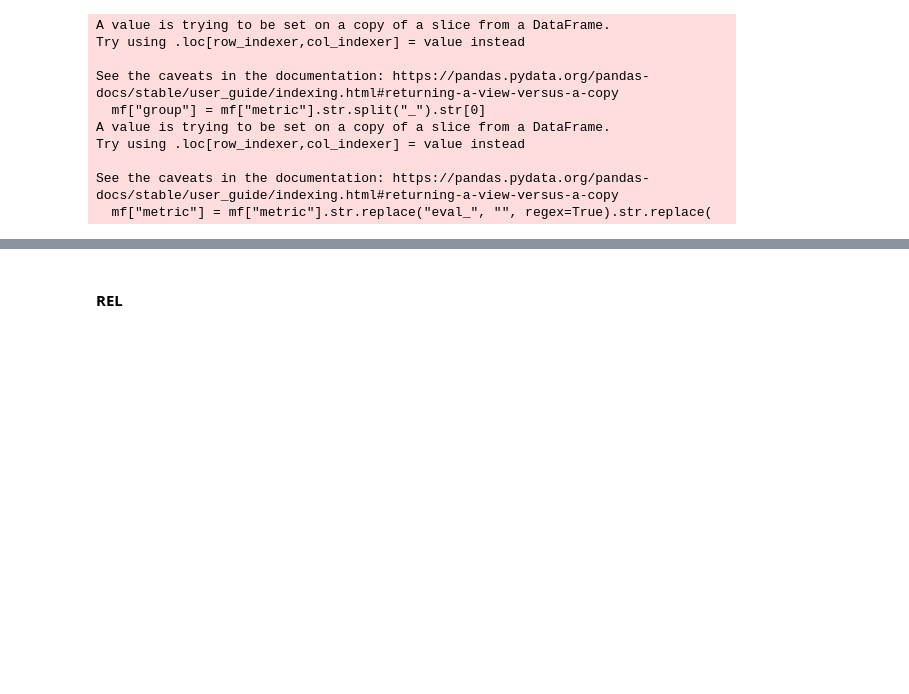
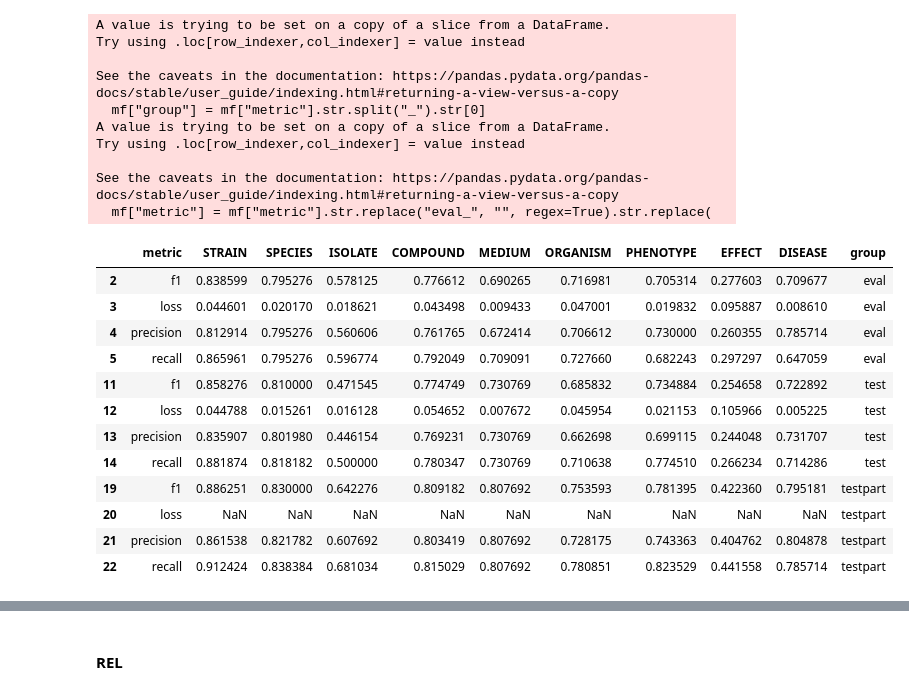
Before and after one commit to danielzmbp/NLP4Pheno, a Jupyter notebook: notebooks/figure_models_performance.ipynb, the cells around one changed output, grey strips where cells are left out. Drawn from its saved outputs; the diff is of its cells as text; code cells hidden in the pictures; blank space fills up the shorter version.

```diff
--- a/notebooks/figure_models_performance.ipynb
+++ b/notebooks/figure_models_performance.ipynb
@@ -106,3 +108,22 @@ rel_file = "../REL_output/all_metrics.tsv"
 ner_file = "../NER_output/aggregated_eval.tsv"
 rel_df = pd.read_csv(rel_file, delimiter="\t", index_col=0)
 ner_df = pd.read_csv(ner_file, delimiter="\t", index_col=0)
+# %%
+data = []
+
+# Iterate through all JSON files for entities
+for file_path in glob("../NER_output/*/overall_results.json"):
+	entity = file_path.split("/")[-2]  # Extract entity name from the file path
+	with open(file_path) as f:
+		json_file = json.load(f)
+		# Extract metrics for the 'partial' evaluation type
+		precision = json_file["partial"]["precision"]
+		recall = json_file["partial"]["recall"]
+		f1 = json_file["partial"]["f1"]
+		data.append({"entity": entity, "testpart_precision": precision, "testpart_recall": recall, "testpart_f1": f1})
+
+# Create a DataFrame from the collected data
+partial_ner = pd.DataFrame(data).set_index("entity")
+
+# Add the new data to ner_df
+ner_df = pd.concat([ner_df, partial_ner], axis=1)
@@ -140,4 +179,20 @@ Try using .loc[row_indexer,col_indexer] = value instead
 
 See the caveats in the documentation: https://pandas.pydata.org/pandas-docs/stable/user_guide/indexing.html#returning-a-view-versus-a-copy
   mf["metric"] = mf["metric"].str.replace("eval_", "", regex=True).str.replace(
+# %%
+mf
+# %% [output]
+|  | metric | STRAIN | SPECIES | ISOLATE | COMPOUND | MEDIUM | ORGANISM | PHENOTYPE | EFFECT | DISEASE | group |
+| 2 | f1 | 0.838599 | 0.795276 | 0.578125 | 0.776612 | 0.690265 | 0.716981 | 0.705314 | 0.277603 | 0.709677 | eval |
+| 3 | loss | 0.044601 | 0.020170 | 0.018621 | 0.043498 | 0.009433 | 0.047001 | 0.019832 | 0.095887 | 0.008610 | eval |
+| 4 | precision | 0.812914 | 0.795276 | 0.560606 | 0.761765 | 0.672414 | 0.706612 | 0.730000 | 0.260355 | 0.785714 | eval |
+| 5 | recall | 0.865961 | 0.795276 | 0.596774 | 0.792049 | 0.709091 | 0.727660 | 0.682243 | 0.297297 | 0.647059 | eval |
+| 11 | f1 | 0.858276 | 0.810000 | 0.471545 | 0.774749 | 0.730769 | 0.685832 | 0.734884 | 0.254658 | 0.722892 | test |
+| 12 | loss | 0.044788 | 0.015261 | 0.016128 | 0.054652 | 0.007672 | 0.045954 | 0.021153 | 0.105966 | 0.005225 | test |
+| 13 | precision | 0.835907 | 0.801980 | 0.446154 | 0.769231 | 0.730769 | 0.662698 | 0.699115 | 0.244048 | 0.731707 | test |
+| 14 | recall | 0.881874 | 0.818182 | 0.500000 | 0.780347 | 0.730769 | 0.710638 | 0.774510 | 0.266234 | 0.714286 | test |
+| 19 | f1 | 0.886251 | 0.830000 | 0.642276 | 0.809182 | 0.807692 | 0.753593 | 0.781395 | 0.422360 | 0.795181 | testpart |
+| 20 | loss | NaN | NaN | NaN | NaN | NaN | NaN | NaN | NaN | NaN | testpart |
+| 21 | precision | 0.861538 | 0.821782 | 0.607692 | 0.803419 | 0.807692 | 0.728175 | 0.743363 | 0.404762 | 0.804878 | testpart |
+| 22 | recall | 0.912424 | 0.838384 | 0.681034 | 0.815029 | 0.807692 | 0.780851 | 0.823529 | 0.441558 | 0.785714 | testpart |
 # %%
```
Also changed, not shown: parts of 8 cells of this notebook.
